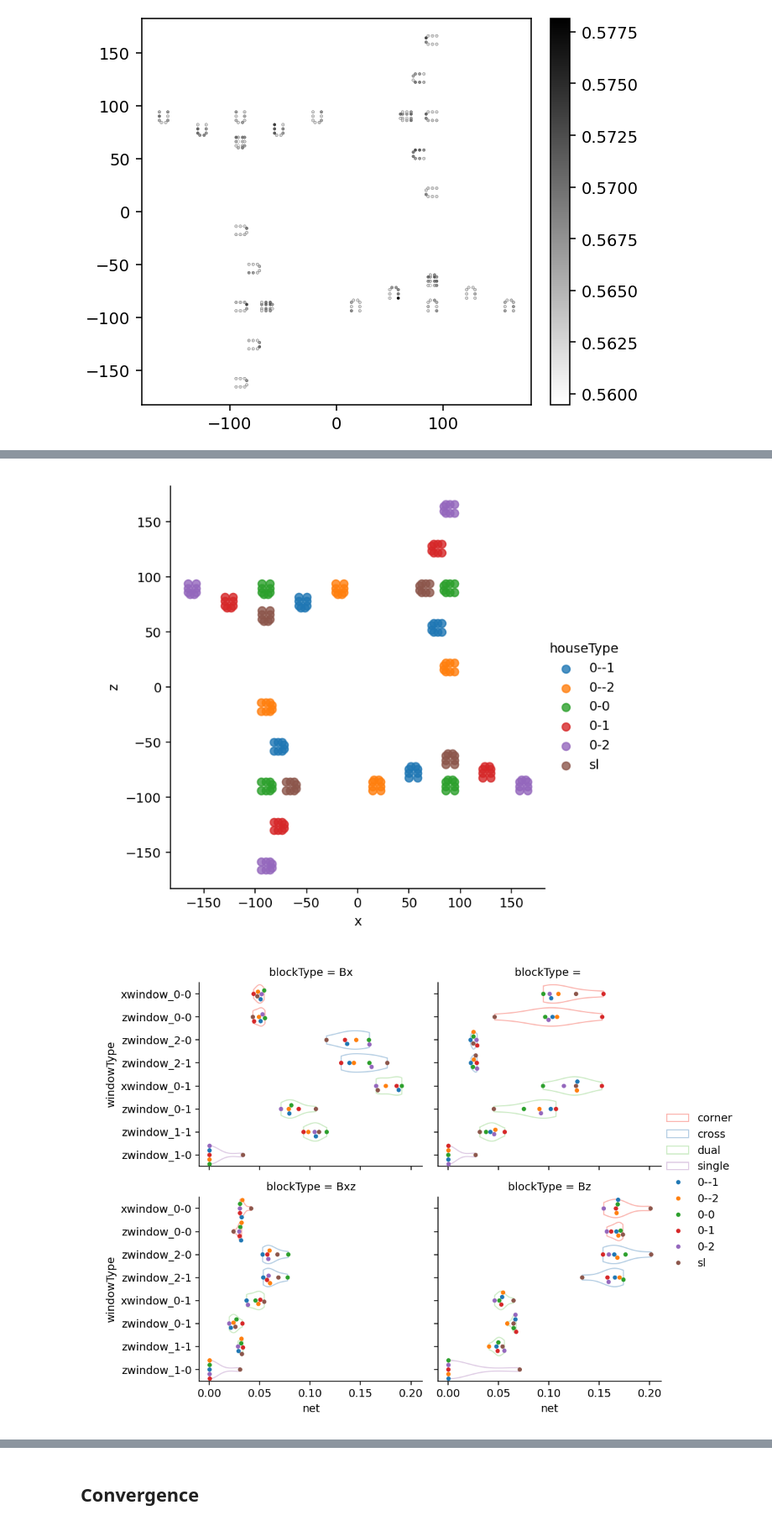
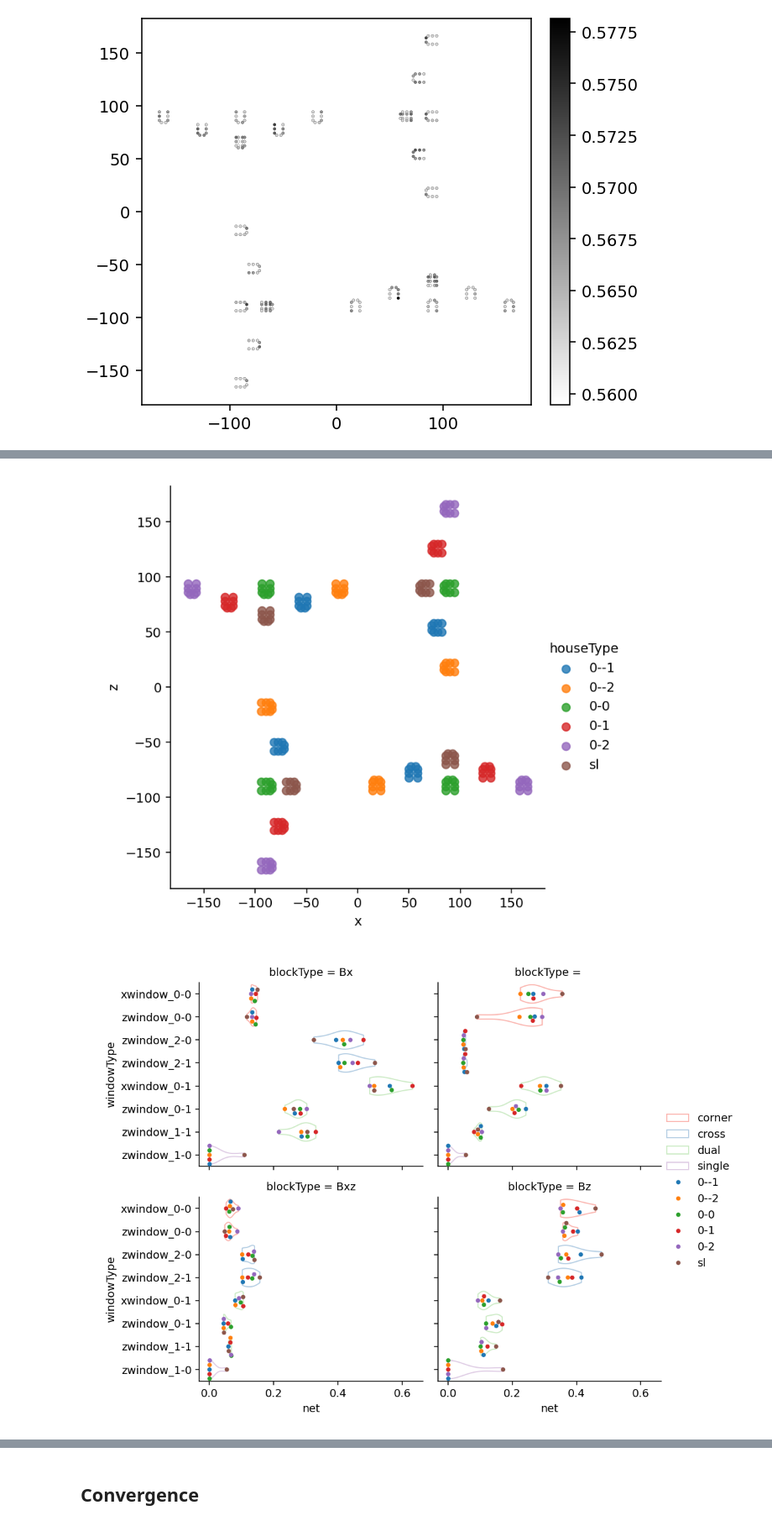
Before and after one commit to nbachand/city_block_cfd, a Jupyter notebook: config2_post-interior.ipynb, the cells around one changed output, grey strips where cells are left out. Shown at 84% size. Drawn from its saved outputs; the diff is of its cells as text; code cells hidden in the pictures.

Commit message:
post processing

```diff
--- a/config2_post-interior.ipynb
+++ b/config2_post-interior.ipynb
@@ -65,13 +63,13 @@ def abs_values(df):
 def flip_data(df):
     return -df
 # %%
-run = 3
+run = 1
 qoisOutputed = ["mass_flux", "comp(u,0)"]
 qois= ["mass_flux"]
 
 probes_dir = f'{scratch_dir}/CHARLES/{category}/R{run}/probes/probesOut'
 
-probes = probePost.Probes(probes_dir, probe_type = "FLUX_PROBES", flux_quants = qoisOutputed)
-probes.to_parquet(overwrite = True)
+# probes = probePost.Probes(probes_dir, probe_type = "FLUX_PROBES", flux_quants = qoisOutputed)
+# probes.to_parquet(overwrite = True)
 
 probes = probePost.Probes(probes_dir, probe_type = "FLUX_PROBES", flux_quants = qoisOutputed, file_type = "parquet")
@@ -124,5 +82,5 @@ plt.show()
 # %%
-start = -30000
+start = 120000
 stop = -1
 by = 1
 # %%
@@ -478,23 +432,21 @@ plt.savefig(f'{home_dir}/CHARLES/{category}/R{run}/plots/netWindowsRooms', bbox_
 # %%
+dfWindows = flowStats.loc[flowStats["openingType"].isin(["xwindow", "zwindow"])]
 
-windowList = flowStats[flowStats["houseType"] != "sl"]["windowType"]
-dfPlot = flowStats.loc[flowStats["windowType"].isin(windowList)]
-
-sns.lmplot(data = dfPlot, x = 'x', y = 'z', hue = 'houseType', fit_reg = False, palette = "tab10")
+sns.lmplot(data = dfWindows, x = 'x', y = 'z', hue = 'houseType', fit_reg = False, palette = "tab10")
 plt.savefig(f'{home_dir}/CHARLES/{category}/R{run}/plots/windowKeyLayout', bbox_inches="tight", dpi = 300)
 
-g = sns.FacetGrid(dfPlot, col = "blockType", col_wrap = 2, col_order = ["Bx", '', "Bxz", "Bz"], aspect = 1.25, legend_out = True)
+g = sns.FacetGrid(dfWindows, col = "blockType", col_wrap = 2, col_order = ["Bx", '', "Bxz", "Bz"], aspect = 1.25, legend_out = True)
 g.map(sns.violinplot, "net", "windowType", "roomType", inner = None, fill = False, palette = "Pastel1", linewidth = 1, density_norm = "width", cut = 0)
 # g.map(sns.boxplot, "net", "windowType", color = "1", linewidth = 1, fliersize = 0)
 g.map(sns.swarmplot, "net", "windowType", "houseType", palette = "tab10", size = 4)
 g.add_legend()
 plt.savefig(f'{home_dir}/CHARLES/{category}/R{run}/plots/netWindowViolins', bbox_inches="tight")
 
-g = sns.FacetGrid(dfPlot, col = "blockType", col_wrap = 2, col_order = ["Bx", '', "Bxz", "Bz"], aspect = 1.25, legend_out = True)
+g = sns.FacetGrid(dfWindows, col = "blockType", col_wrap = 2, col_order = ["Bx", '', "Bxz", "Bz"], aspect = 1.25, legend_out = True)
 g.map(sns.violinplot, "mean", "windowType", "roomType", inner = None, fill = False, palette = "Pastel1", linewidth = 1, density_norm = "width", cut = 0)
 g.map(sns.swarmplot, "mean", "windowType", "houseType", palette = "tab10", size = 4)
 g.add_legend()
 plt.savefig(f'{home_dir}/CHARLES/{category}/R{run}/plots/meanWindowViolins', bbox_inches="tight")
 # %% [output]
 [figure]
-[figure, old version]
+[figure, new version]
```
Also changed, not shown: parts of 20 cells of this notebook, 1 other file.
